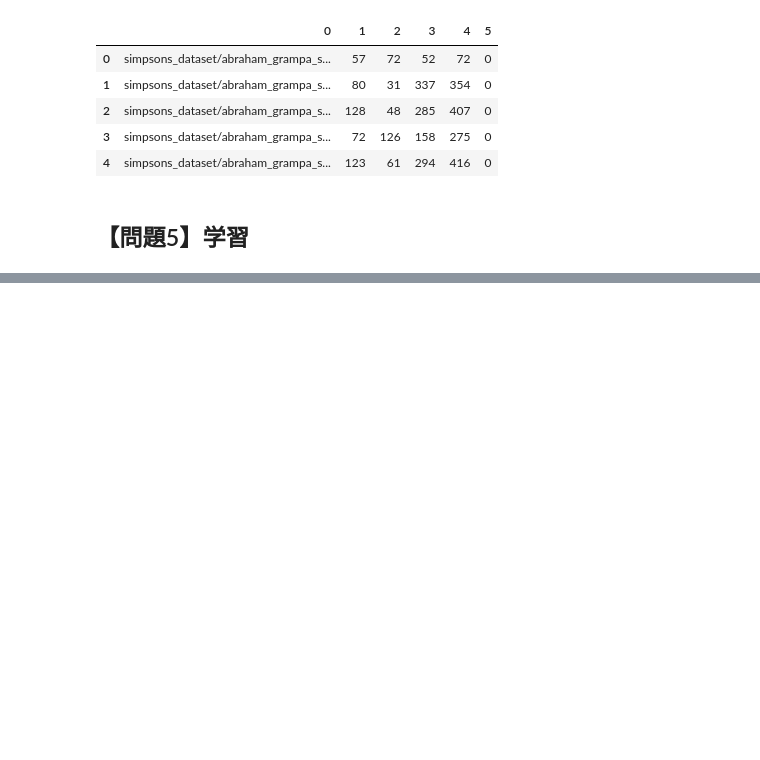
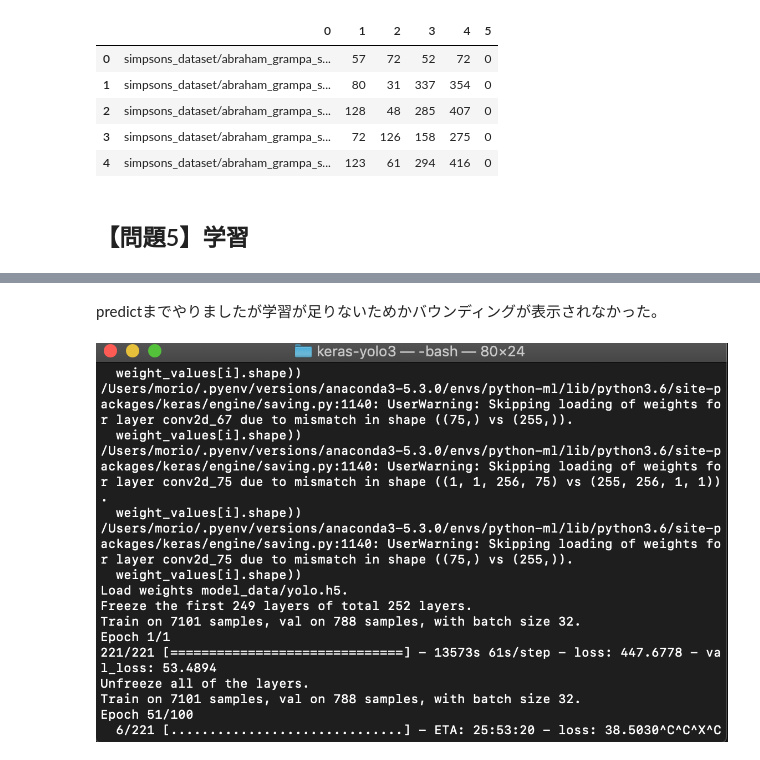
Before and after one commit to komiya-m/diveintocode-ml, a Jupyter notebook: sprint18/sprint18-run-implementation.ipynb, the cells around one changed output, grey strips where cells are left out. Drawn from its saved outputs; the diff is of its cells as text; code cells hidden in the pictures; blank space fills up the shorter version.

Commit message:
sprint18-edit

```diff
--- a/sprint18/sprint18-run-implementation.ipynb
+++ b/sprint18/sprint18-run-implementation.ipynb
@@ -98,0 +95,7 @@ predictまでやりましたが学習が足りないためかバウンディン
+# %% [markdown]
+predictまでやりましたが学習が足りないためかバウンディングが表示されなかった。
+# %%
+from IPython.display import Image, display_png
+display_png(Image("/Users/morio/diveintocode-ml/sprint18/gakusyu.png"))
+# %% [output]
+[figure, added]
```
Also changed, not shown: parts of 1 cell of this notebook.
